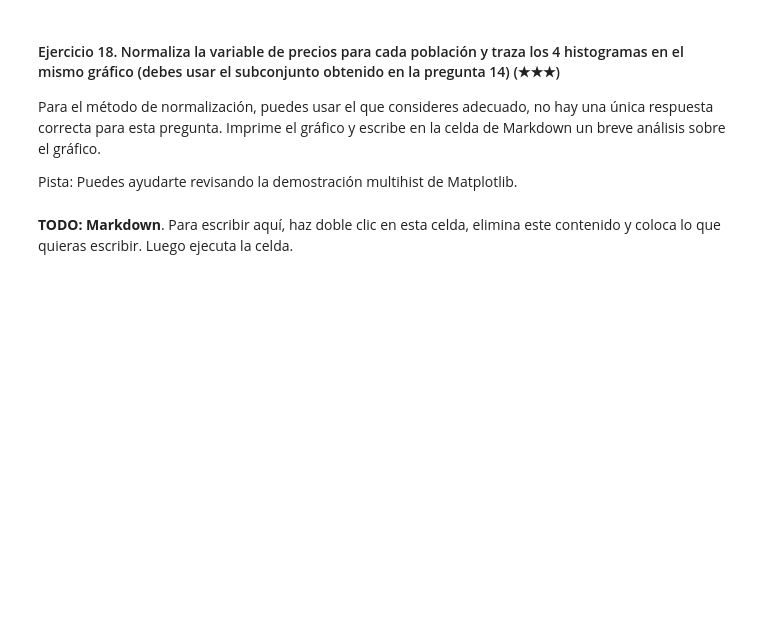
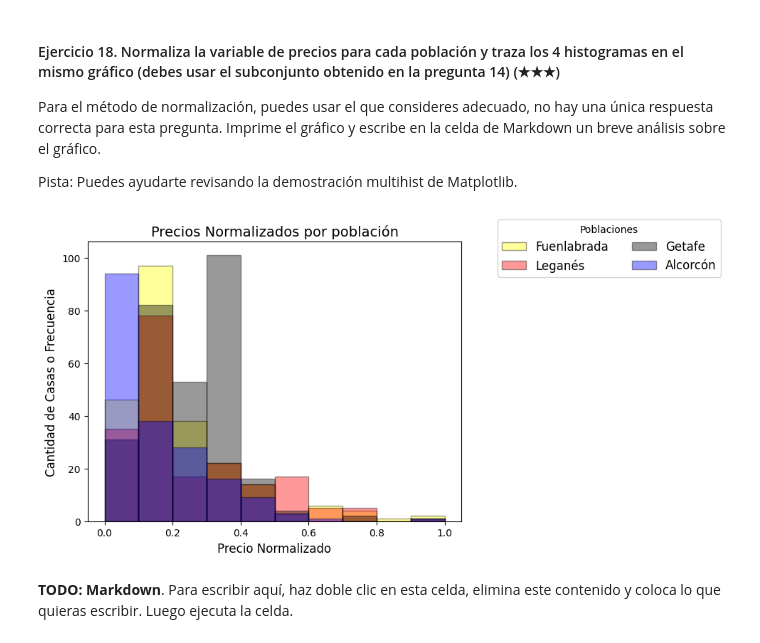
Before and after one commit to 4GeeksAcademy/Luisgr-realestate-datacleanup-exercise, a Jupyter notebook: project.es.ipynb, the cells around one changed output. Saved outputs shown, nothing was run; the diff lists cells and outputs as text; code cells hidden in the pictures; blank space fills up the shorter version.

```diff
--- a/project.es.ipynb
+++ b/project.es.ipynb
@@ -283,6 +350,21 @@ Imprime ambos valores por cada variable.
 Imprime tanto la dirección como el precio de la casa seleccionada de cada población. Puedes imprimir un DataFrame o una sola línea para cada población.
 # %%
 # TODO
+import pandas as pd
+ds = pd.read_csv('assets/real_estate.csv', sep=';')
+
+Poblacion_CS = ['Fuenlabrada', 'Leganés', 'Getafe', 'Alcorcón']
+df_cinturonsur = ds[ds['level5'].isin(Poblacion_CS)]
+
+def casa_mas_cara_por_poblacion(df_cinturonsur):
+
+    casas_mas_caras = df_cinturonsur.groupby('level5')['price'].idxmax()
+
+    casas_mas_caras_df = df_cinturonsur.loc[casas_mas_caras]
+    return casas_mas_caras_df
+
+casas_mas_caras = casa_mas_cara_por_poblacion(df_cinturonsur)
+casas_mas_caras
 # %% [markdown]
 #### Ejercicio 18. Normaliza la variable de precios para cada población y traza los 4 histogramas en el mismo gráfico (debes usar el subconjunto obtenido en la pregunta 14) (★★★)
 
@@ -291,6 +373,41 @@ Para el método de normalización, puedes usar el que consideres adecuado, no ha
 Pista: Puedes ayudarte revisando la demostración multihist de Matplotlib.
 # %%
 # TODO
+import pandas as pd
+import matplotlib.pyplot as plt
+
+Poblacion_CS = ['Fuenlabrada', 'Leganés', 'Getafe', 'Alcorcón']
+
+# Agrupamos y normalizamos los precios
+grupo = df_cinturonsur.groupby('level5')['price']
+minimos = grupo.transform('min')
+maximos = grupo.transform('max')
+df_cinturonsur['price_normalized'] = (df_cinturonsur['price'] - minimos) / (maximos - minimos)
+
+# Configuramos el tamaño del gráfico
+fig, ax = plt.subplots(figsize=(10, 5))
+
+# Definimos colores para cada localidad
+colores = ['yellow', 'red', 'black', 'blue']
+
+# Creamos un histograma para cada localidad
+for i, localidad in enumerate(Poblacion_CS):
+    df_localidad = df_cinturonsur[df_cinturonsur['level5'] == localidad]
+    ax.hist(df_localidad['price_normalized'], bins=10, color=colores[i], label=localidad, alpha=0.4, edgecolor='black')
+
+# Configuramos etiquetas y título
+ax.set_xlabel('Precio Normalizado', fontsize=12)
+ax.set_ylabel('Cantidad de Casas o Frecuencia', fontsize=12)
+ax.set_title('Precios Normalizados por población', fontsize=14)
+
+# Agregamos la leyenda
+ax.legend(title='Poblaciones', bbox_to_anchor=(1.08, 1.1), loc='upper left', fontsize=12, frameon=True, ncol=2)
+
+# Mostramos el gráfico
+plt.tight_layout()
+plt.show()
+# %% [output]
+[figure, added]
 # %% [markdown]
 **TODO: Markdown**. Para escribir aquí, haz doble clic en esta celda, elimina este contenido y coloca lo que quieras escribir. Luego ejecuta la celda.
 # %% [markdown]
```
Also changed, not shown: parts of 9 cells of this notebook.
